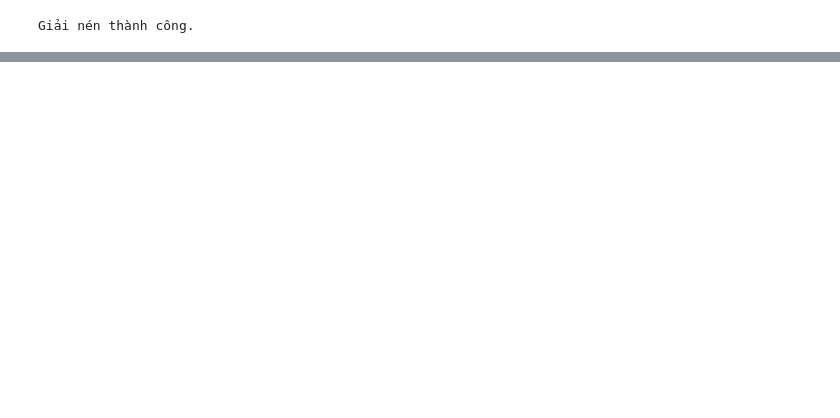
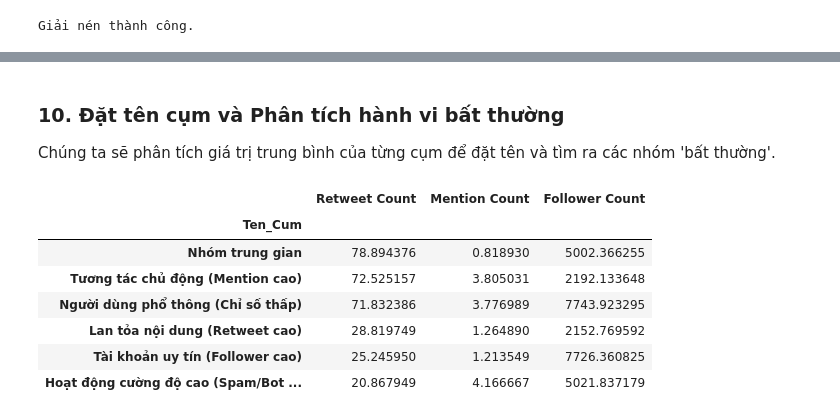
Before and after one commit to true-cpu/DoAnKPDL, a Jupyter notebook: DOANKPDL.ipynb, the cells around one changed output, grey strips where cells are left out. Cells and saved outputs as stored; diff of their text form; code cells hidden in the pictures; blank space fills up the shorter version.

```diff
--- a/DOANKPDL.ipynb
+++ b/DOANKPDL.ipynb
@@ -218,0 +180,33 @@ KẾT LUẬN ĐÁNH GIÁ:
+# %% [markdown]
+### 10. Đặt tên cụm và Phân tích hành vi bất thường
+Chúng ta sẽ phân tích giá trị trung bình của từng cụm để đặt tên và tìm ra các nhóm 'bất thường'.
+# %%
+# Tính toán giá trị trung bình các đặc trưng cho mỗi cụm
+cluster_profile = df_test.groupby('Cluster')[behavior_features].mean()
+
+# Hàm đặt tên dựa trên đặc trưng hành vi
+def naming_clusters(cluster_id):
+    # logic dựa trên bảng cluster_profile
+    mapping = {
+        0: "Lan tỏa nội dung (Retweet cao)",
+        1: "Người dùng phổ thông (Chỉ số thấp)",
+        2: "Tương tác chủ động (Mention cao)",
+        3: "Tài khoản uy tín (Follower cao)",
+        4: "Hoạt động cường độ cao (Spam/Bot tiềm năng)",
+        5: "Nhóm trung gian"
+    }
+    return mapping.get(cluster_id, f"Cụm {cluster_id}")
+
+df_test['Ten_Cum'] = df_test['Cluster'].apply(naming_clusters)
+
+# Hiển thị đặc trưng định danh của các cụm
+display(df_test.groupby('Ten_Cum')[behavior_features].mean().sort_values(by='Retweet Count', ascending=False))
+# %% [output]
+|  | Retweet Count | Mention Count | Follower Count |
+| Ten_Cum |  |  |  |
+| Nhóm trung gian | 78.894376 | 0.818930 | 5002.366255 |
+| Tương tác chủ động (Mention cao) | 72.525157 | 3.805031 | 2192.133648 |
+| Người dùng phổ thông (Chỉ số thấp) | 71.832386 | 3.776989 | 7743.923295 |
+| Lan tỏa nội dung (Retweet cao) | 28.819749 | 1.264890 | 2152.769592 |
+| Tài khoản uy tín (Follower cao) | 25.245950 | 1.213549 | 7726.360825 |
+| Hoạt động cường độ cao (Spam/Bot ... | 20.867949 | 4.166667 | 5021.837179 |
```
Also changed, not shown: parts of 24 cells of this notebook.
